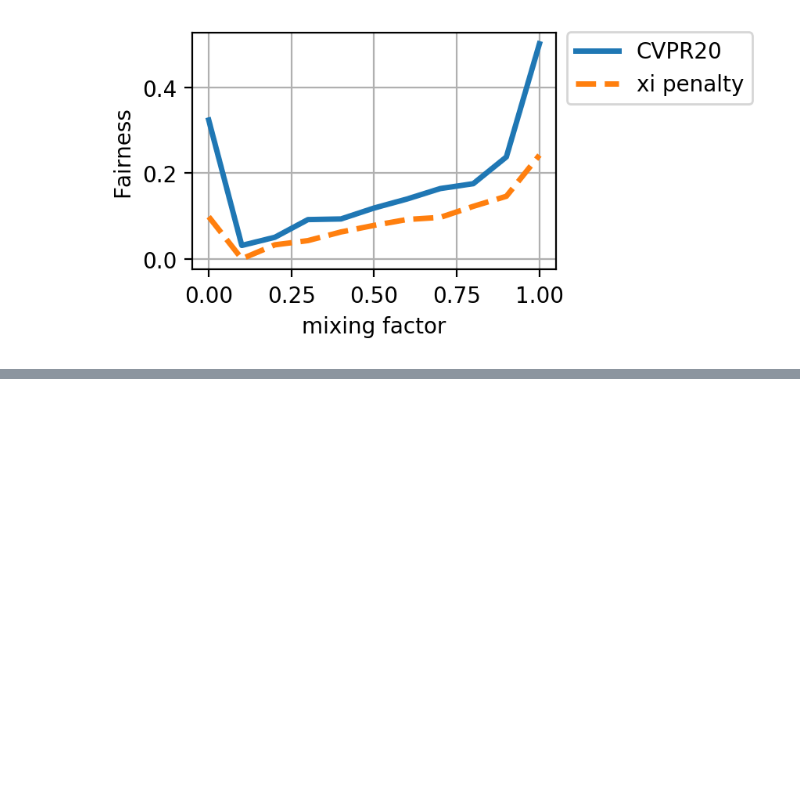
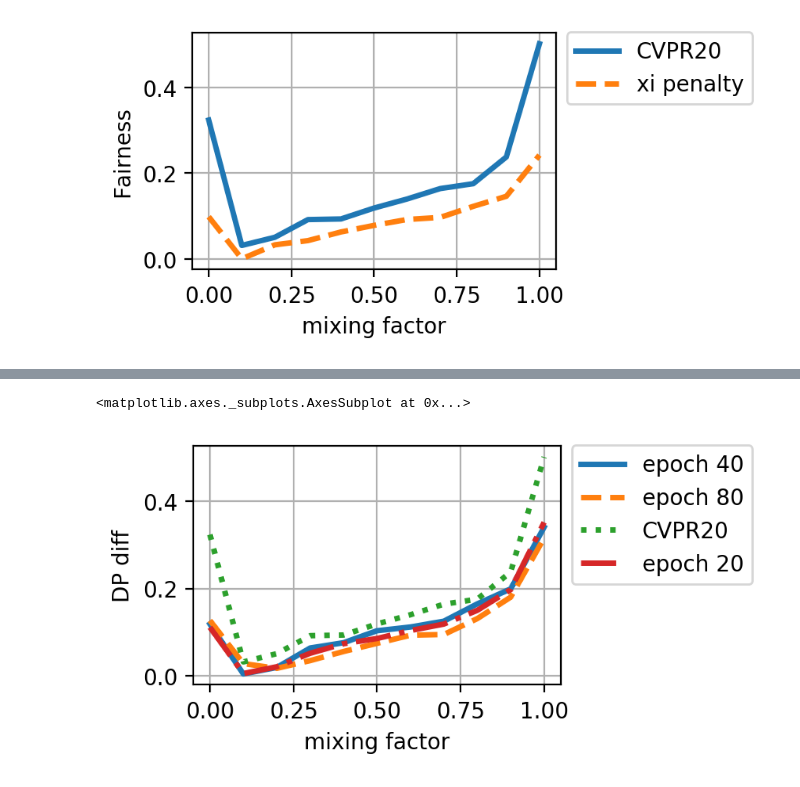
Before and after one commit to wearepal/nifr, a Jupyter notebook: notebooks/plots_celeba.ipynb, the cells around one changed output, grey strips where cells are left out. Saved outputs shown, nothing was run; the diff lists cells and outputs as text; code cells hidden in the pictures; blank space fills up the shorter version.

```diff
--- a/notebooks/plots_celeba.ipynb
+++ b/notebooks/plots_celeba.ipynb
@@ -17,0 +30,5 @@ nice_plot(results, ("prob_pos_sex_Male_0.0-sex_Male_1.0", "Fairness"))
+# %%
+nice_plot(rosy_firebrand, ("prob_pos_sex_Male_0.0-sex_Male_1.0", "DP diff"))
+# %% [output]
+<matplotlib.axes._subplots.AxesSubplot at 0x...>
+[figure, added]
```
Also changed, not shown: parts of 2 cells of this notebook, 1 other file.
